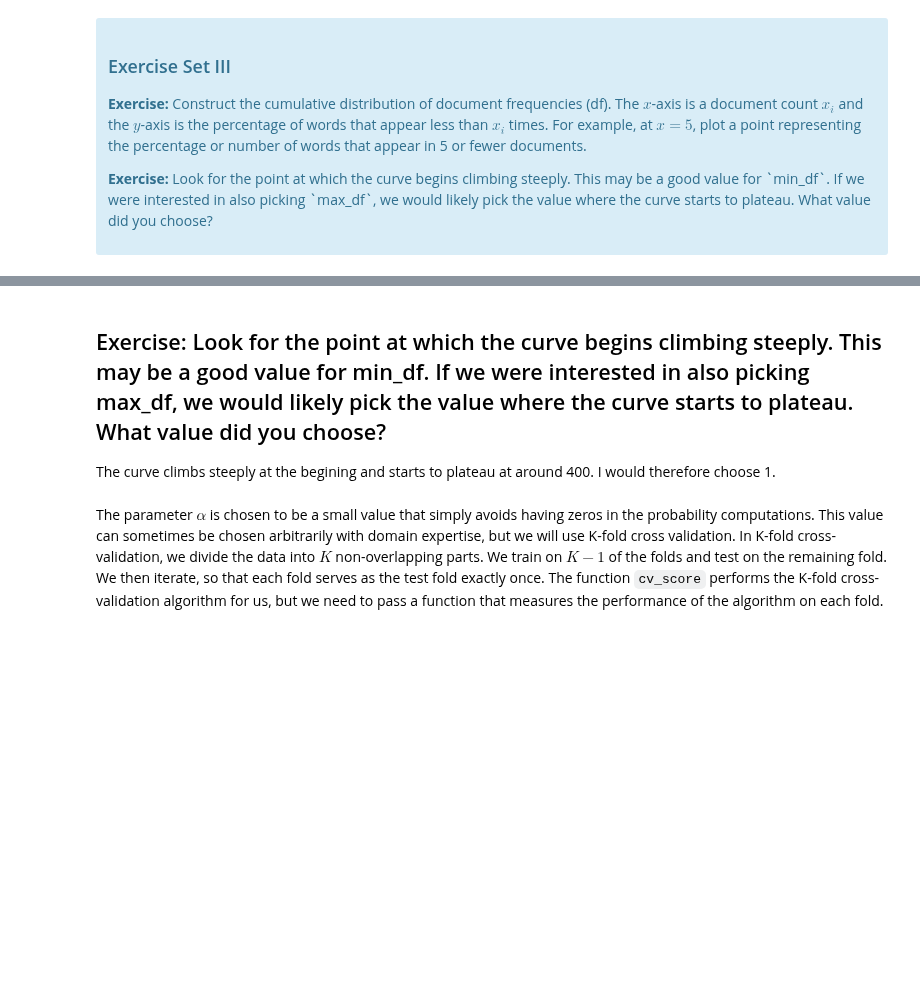
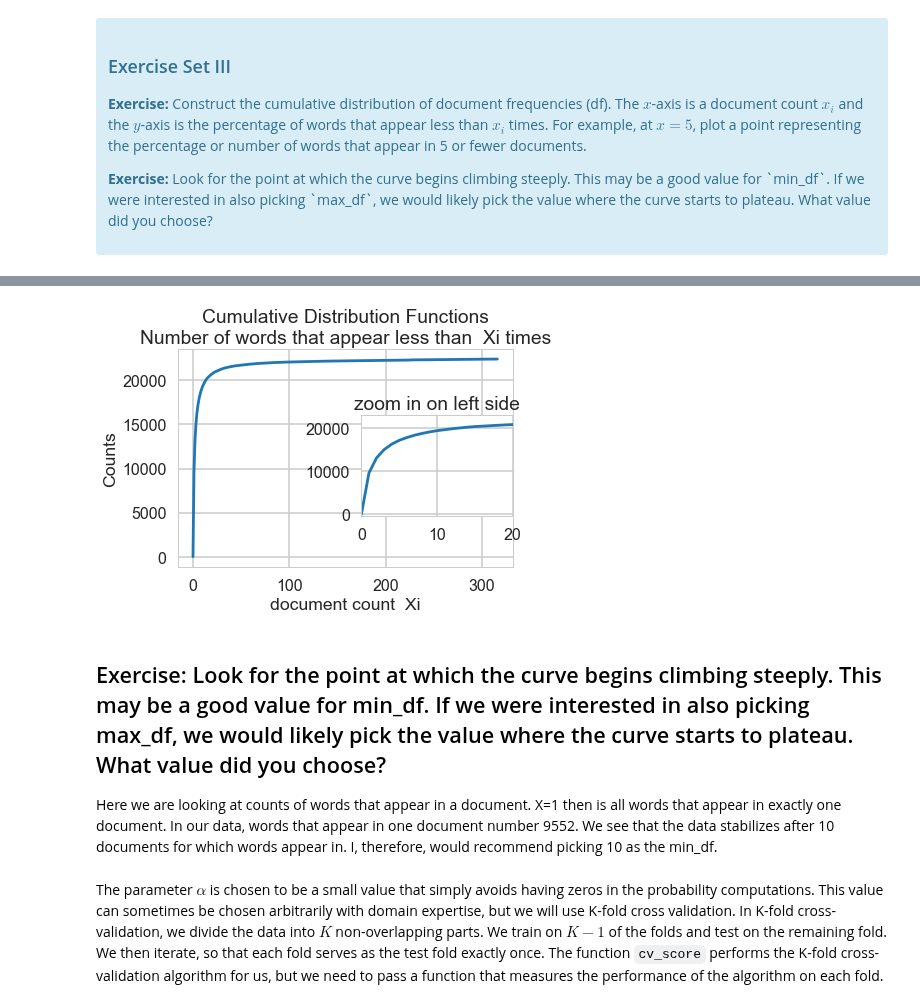
Before and after one commit to lbjennings/Springboard, a Jupyter notebook: Springboard/Mini-Projects/naive_bayes/Mini_Project_Naive_Bayes.ipynb, the cells around one changed output, grey strips where cells are left out. Saved outputs shown, nothing was run; the diff lists cells and outputs as text; code cells hidden in the pictures; blank space fills up the shorter version.

```diff
--- a/Springboard/Mini-Projects/naive_bayes/Mini_Project_Naive_Bayes.ipynb
+++ b/Springboard/Mini-Projects/naive_bayes/Mini_Project_Naive_Bayes.ipynb
@@ -322,0 +329,4 @@ df_vectors=df.toarray()
+# %%
+from collections import Counter
+word_doc=Counter(word_freq)
+word_doc
@@ -339,5 +383,3 @@ for i in xrange(len(df_vectors[0])):
     dict_words[i]=y
 
     #loop increments to next word to sum over sentences\
-
-    dict_pert=dict_words[i]/len (df_vectors)
@@ -395,8 +410,47 @@ plt.show()
+# %%
+#now we want freq of words that appear in i documents (for x=5 that is words that appear in 5 documents)
+#empty variable for counting
+x=0
+
+#list of words per document for plotting later
+x_points=[]
+
+#list to hold word document counts and initialize with a zero for plotting later
+p_pert=[]
+
+#loop over
+for i in word_doc.values():
+    x+=i
+    p=x
+    x_points.append(x)
+    p_pert.append(p)
+# %%
+n = len(p_pert)
+fig, ax =plt.subplots()
+x=np.linspace(0,316,num=n)
+ax.plot(x,p_pert)
+#_ = plt.xlim(0,316)
+_ = ax.set_xlabel('document count  Xi')
+_ = ax.set_ylabel('Counts')
+_ = ax.set_title('Cumulative Distribution Functions\nNumber of words that appear less than  Xi times')
+
+
+inset_ax=fig.add_axes([0.55,.3,.35,.35])
+inset_ax.plot(x,p_pert)
+inset_ax.set_title('zoom in on left side')
+inset_ax.set_frame_on('on')
+
+inset_ax.set_xlim(0,20)
+plt.margins(0.02)
+
+plt.show()
+# %% [output]
+[figure, added]
 # %% [markdown]
 ## Exercise: Look for the point at which the curve begins climbing steeply. This may be a good value for min_df. If we were interested in also picking max_df, we would likely pick the value where the curve starts to plateau. What value did you choose?
 
 
-The curve climbs steeply at the begining and starts to plateau at around 400. I would therefore choose 1.
+Here we are looking at counts of words that appear in a document. X=1 then is all words that appear in exactly one document. In our data, words that appear in one document number 9552. We see that the data stabilizes after 10 documents for which words appear in. I, therefore, would recommend picking 10 as the min_df.
 # %% [markdown]
 The parameter $\alpha$ is chosen to be a small value that simply avoids having zeros in the probability computations. This value can sometimes be chosen arbitrarily with domain expertise, but we will use K-fold cross validation. In K-fold cross-validation, we divide the data into $K$ non-overlapping parts. We train on $K-1$ of the folds and test on the remaining fold. We then iterate, so that each fold serves as the test fold exactly once. The function `cv_score` performs the K-fold cross-validation algorithm for us, but we need to pass a function that measures the performance of the algorithm on each fold.
 # %%
```
Also changed, not shown: parts of 40 cells of this notebook.
